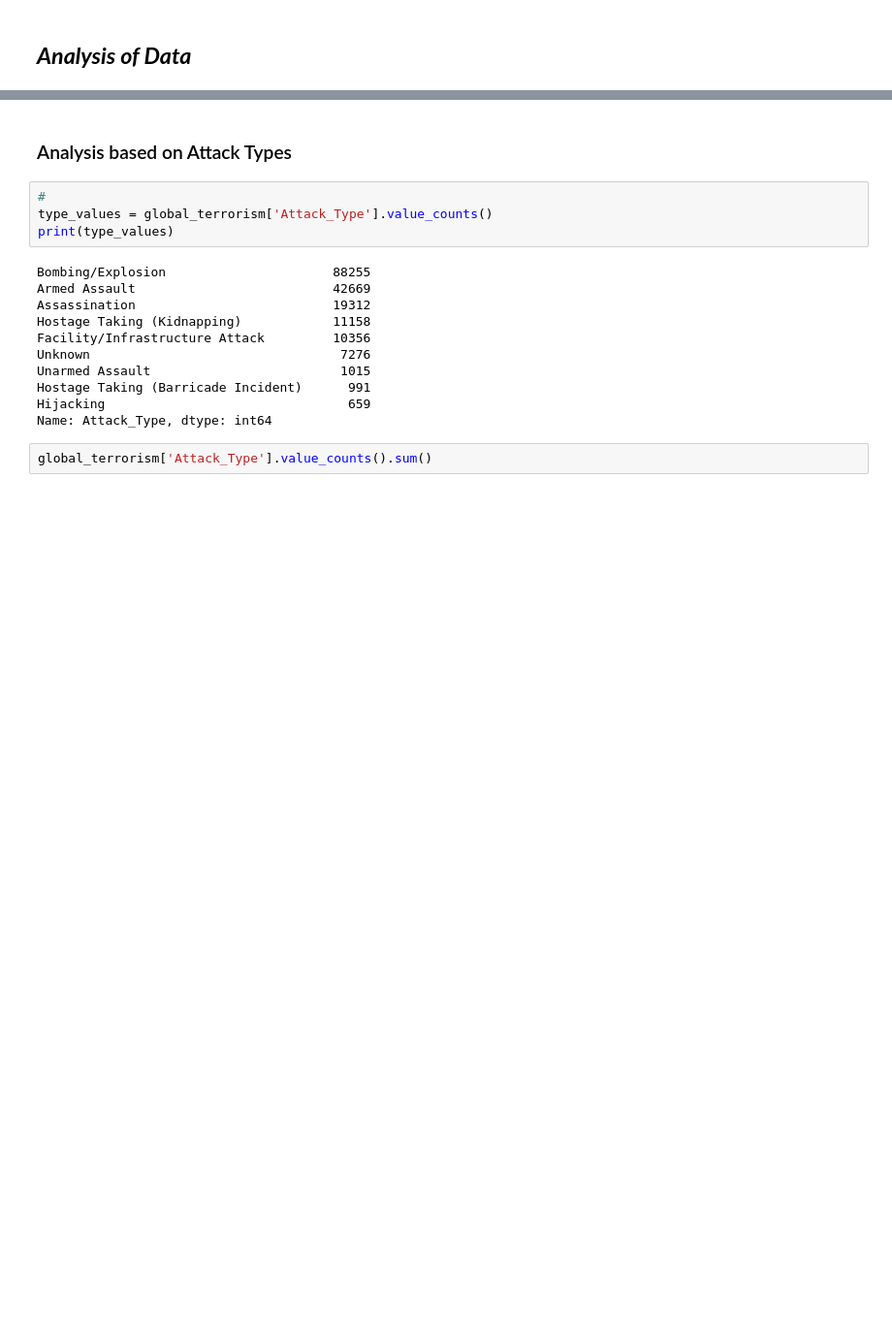
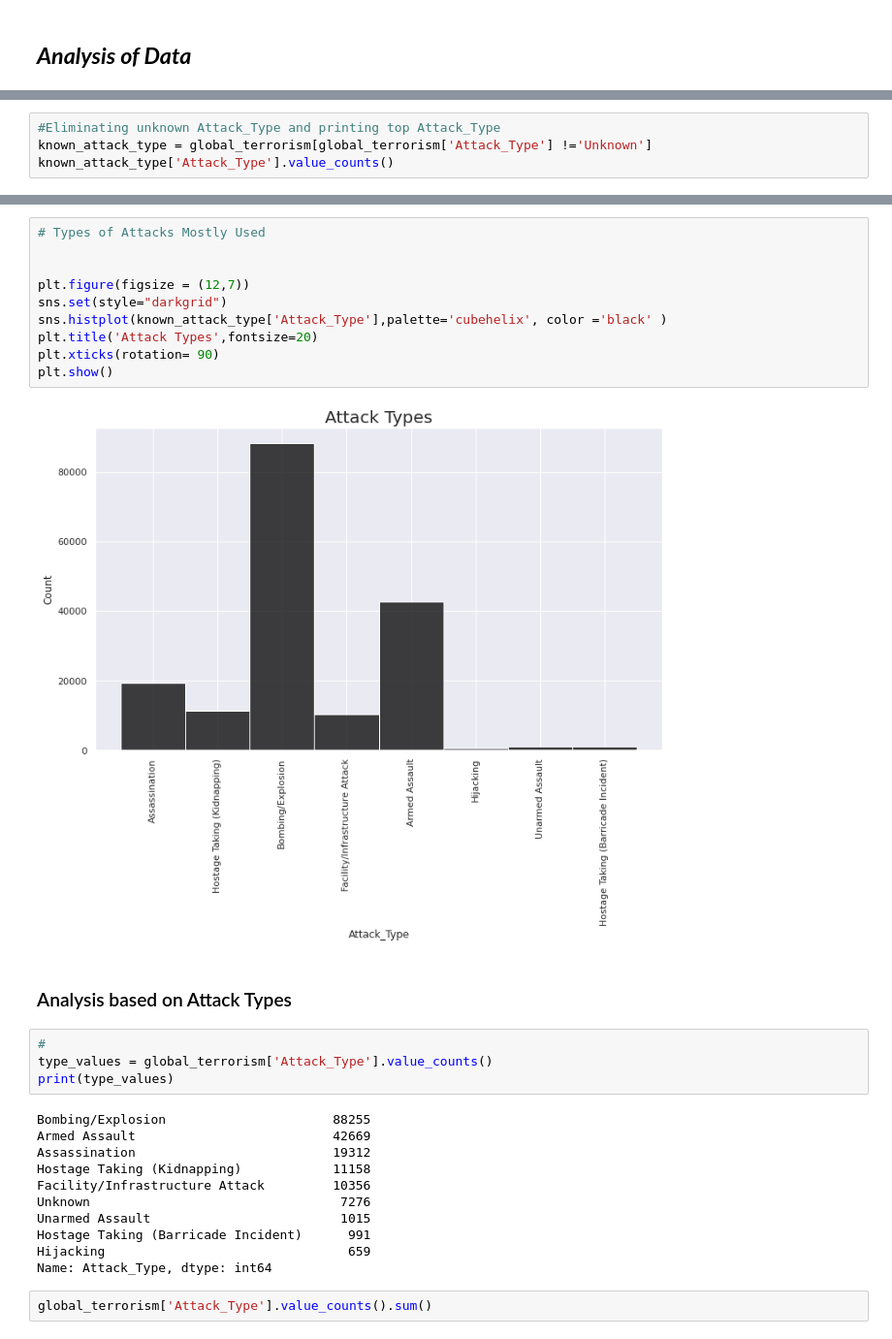
Before and after one commit to msatyajit7045/EDA-on-Global-Terrorim, a Jupyter notebook: EDA_on_Global_Terrorism.ipynb, the cells around one changed output, grey strips where cells are left out. Shown at 97% size. Drawn from its saved outputs; the diff is of its cells as text; blank space fills up the shorter version.

```diff
--- a/EDA_on_Global_Terrorism.ipynb
+++ b/EDA_on_Global_Terrorism.ipynb
@@ -127,0 +246,4 @@ global_terrorism.fillna(0).head(5)
+# %%
+#Eliminating unknown Attack_Type and printing top Attack_Type
+known_attack_type = global_terrorism[global_terrorism['Attack_Type'] !='Unknown']
+known_attack_type['Attack_Type'].value_counts()
@@ -128,3 +272,15 @@ global_terrorism.fillna(0).head(5)
+# %%
+# Types of Attacks Mostly Used
+
+
+plt.figure(figsize = (12,7))
+sns.set(style="darkgrid")
+sns.histplot(known_attack_type['Attack_Type'],palette='cubehelix', color ='black' )
+plt.title('Attack Types',fontsize=20)
+plt.xticks(rotation= 90)
+plt.show()
+# %% [output]
+[figure, added]
 # %% [markdown]
 ### Analysis based on Attack Types
 # %%
```
Also changed, not shown: parts of 25 cells of this notebook.
